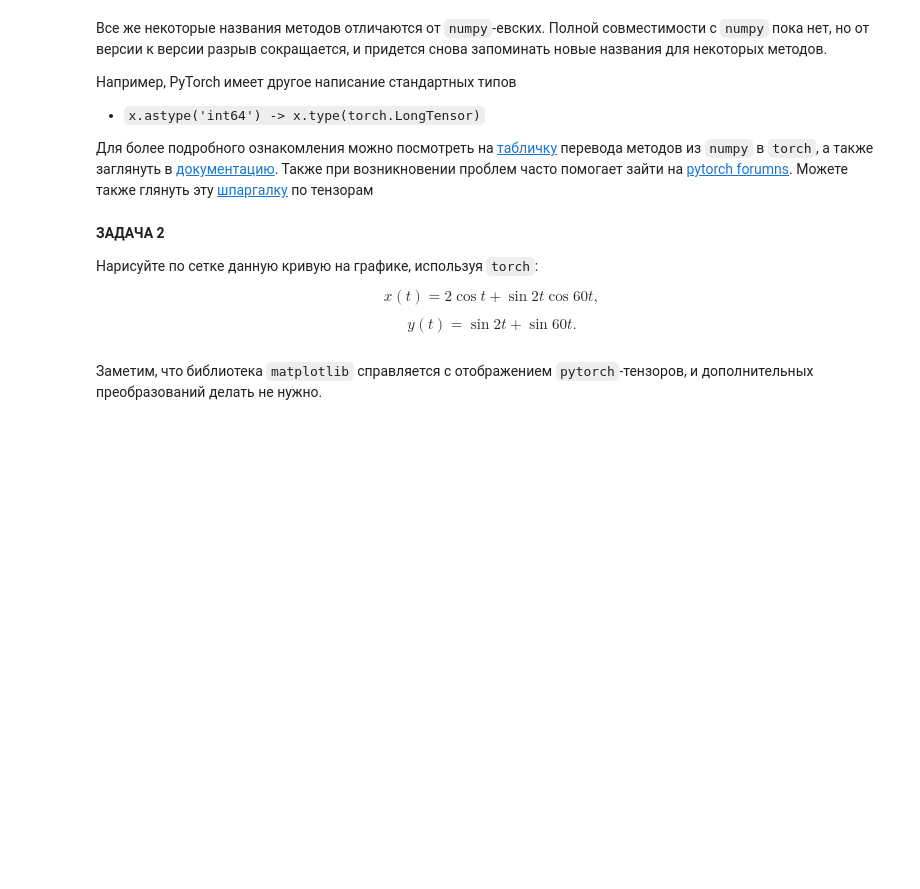
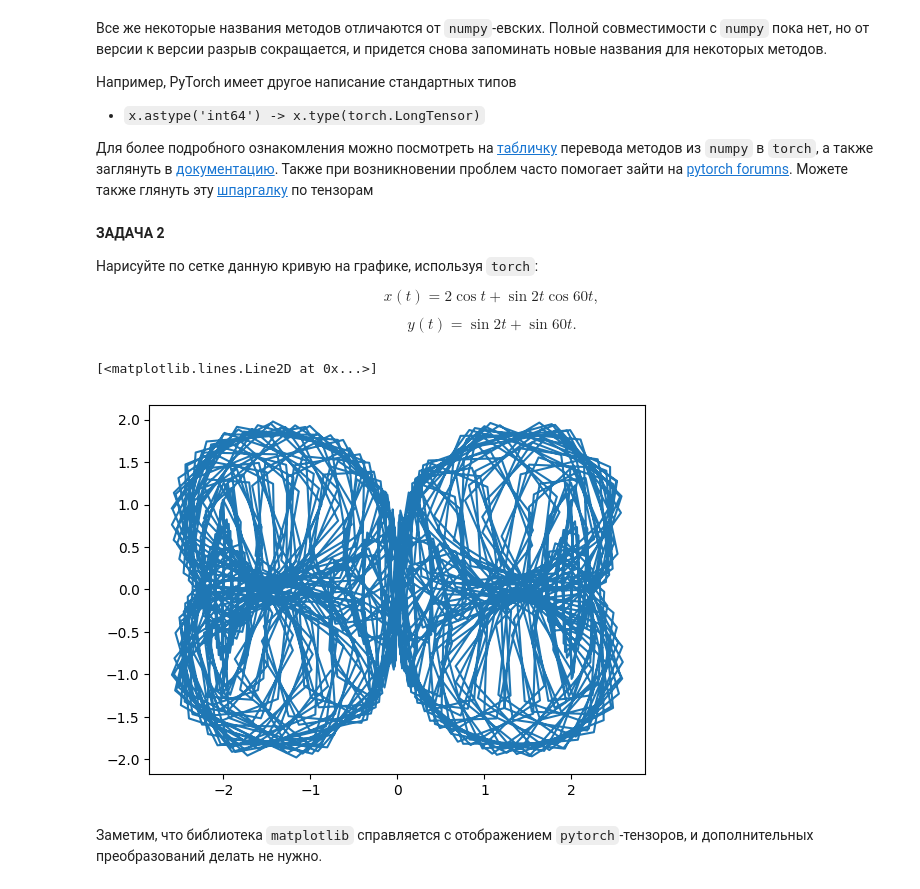
Before and after one commit to NMashalov/2023_OpenMipt_course, a Jupyter notebook: lesson1/seminar1.ipynb, the cells around one changed output. Drawn from its saved outputs; the diff is of its cells as text; code cells hidden in the pictures; blank space fills up the shorter version.

```diff
--- a/lesson1/seminar1.ipynb
+++ b/lesson1/seminar1.ipynb
@@ -129,3 +197,15 @@ $$y(t) = \sin 2t + \sin 60t.$$
+# %%
+import matplotlib.pyplot as plt
+
+t= torch.linspace(-10,10,1000)
+
+x = 2 * torch.cos(t) + torch.sin(2*t) * torch.cos(60*t)
+y = torch.sin(2*t) + torch.sin(60*t)
+
+plt.plot(x,y)
+# %% [output]
+[<matplotlib.lines.Line2D at 0x...>]
+[figure, added]
 # %% [markdown]
 Заметим, что библиотека `matplotlib` справляется с отображением `pytorch`-тензоров, и дополнительных преобразований делать не нужно.
 # %% [markdown]
```
Also changed, not shown: parts of 18 cells of this notebook, 4 other files.
